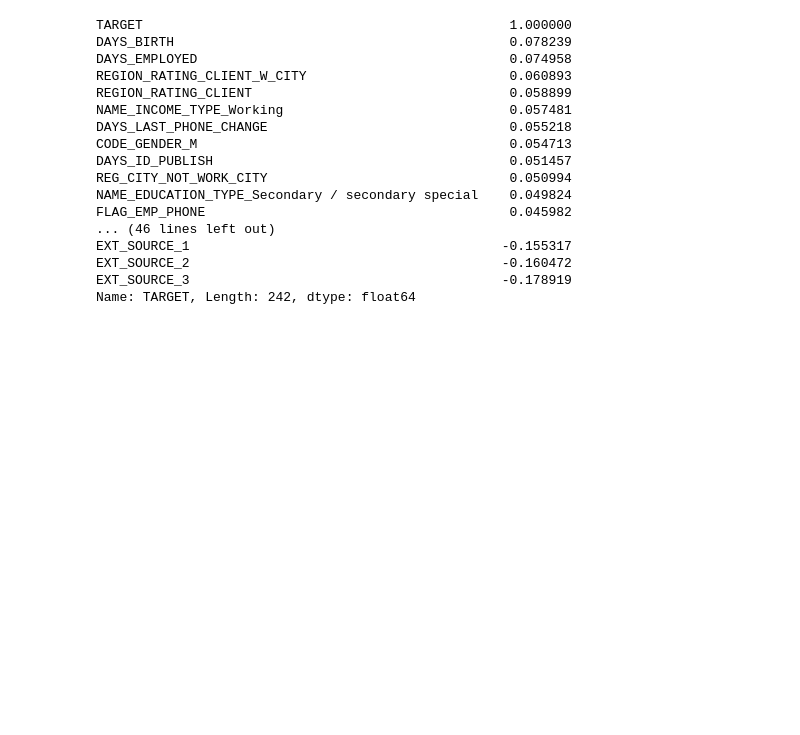
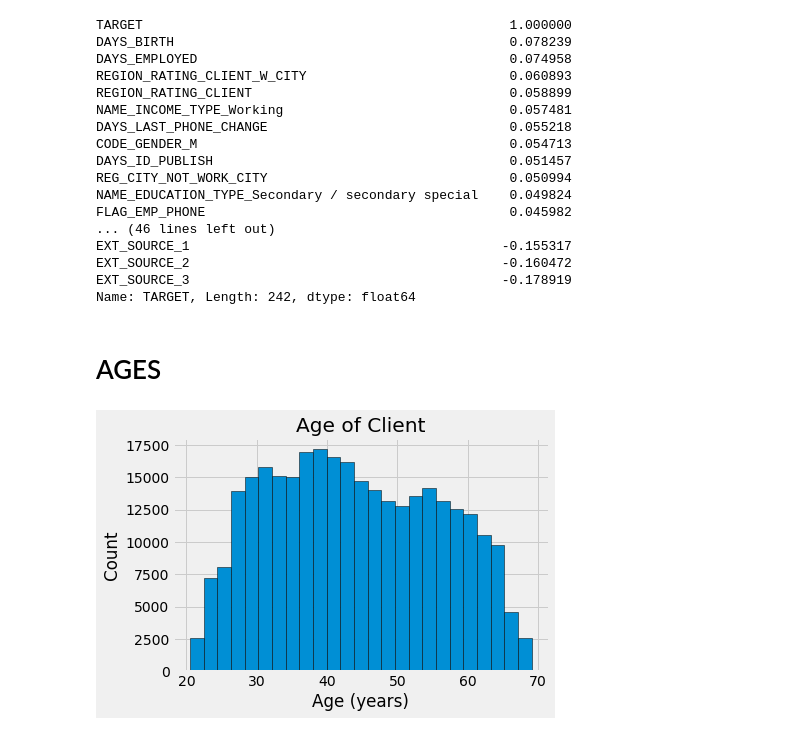
Before and after one commit to LegalEd/unbankedcredit, a Jupyter notebook: unbankedcredit.ipynb, the cells around one changed output. Cells and saved outputs as stored; diff of their text form; code cells hidden in the pictures; blank space fills up the shorter version.

Commit message:
adding histogram of ages and defaults

```diff
--- a/unbankedcredit.ipynb
+++ b/unbankedcredit.ipynb
@@ -503,3 +502,14 @@ EXT_SOURCE_1                                        -0.155317
 EXT_SOURCE_2                                        -0.160472
 EXT_SOURCE_3                                        -0.178919
 Name: TARGET, Length: 242, dtype: float64
+# %% [markdown]
+# AGES
+# %%
+# Set the style of plots
+plt.style.use('fivethirtyeight')
+
+# Plot the distribution of ages in years
+plt.hist(app_train2['DAYS_BIRTH'] / -365, edgecolor = 'k', bins = 25)
+plt.title('Age of Client'); plt.xlabel('Age (years)'); plt.ylabel('Count');
+# %% [output]
+[figure, added]
```
Also changed, not shown: parts of 4 cells of this notebook, 1 other file.
